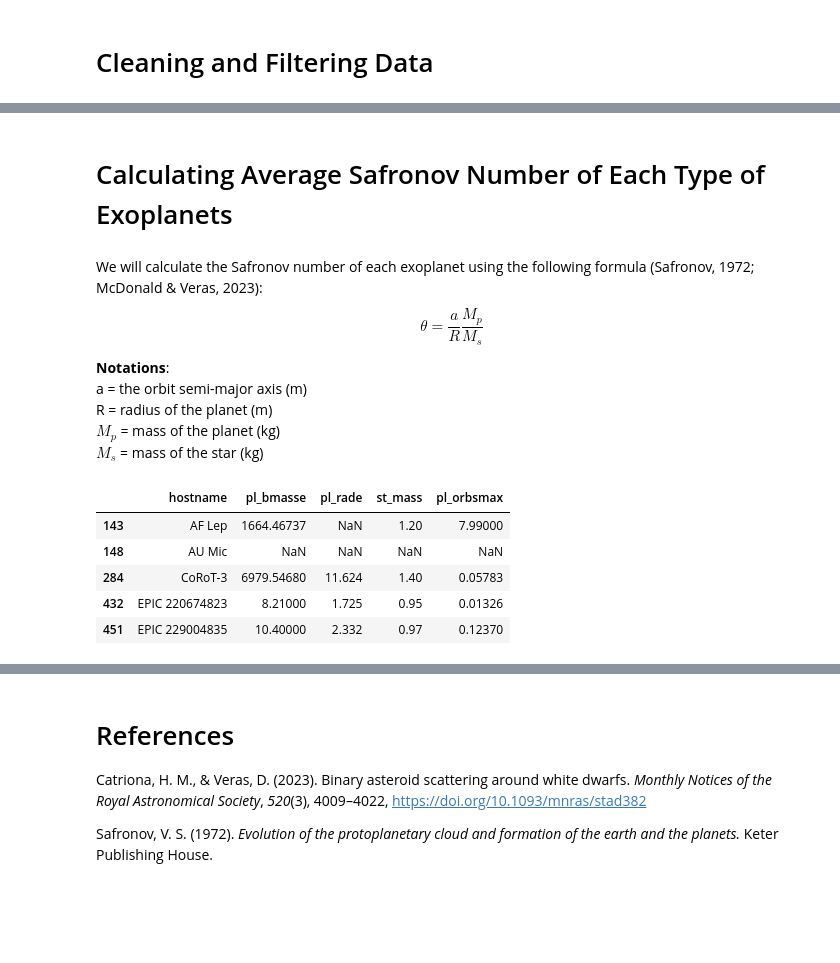
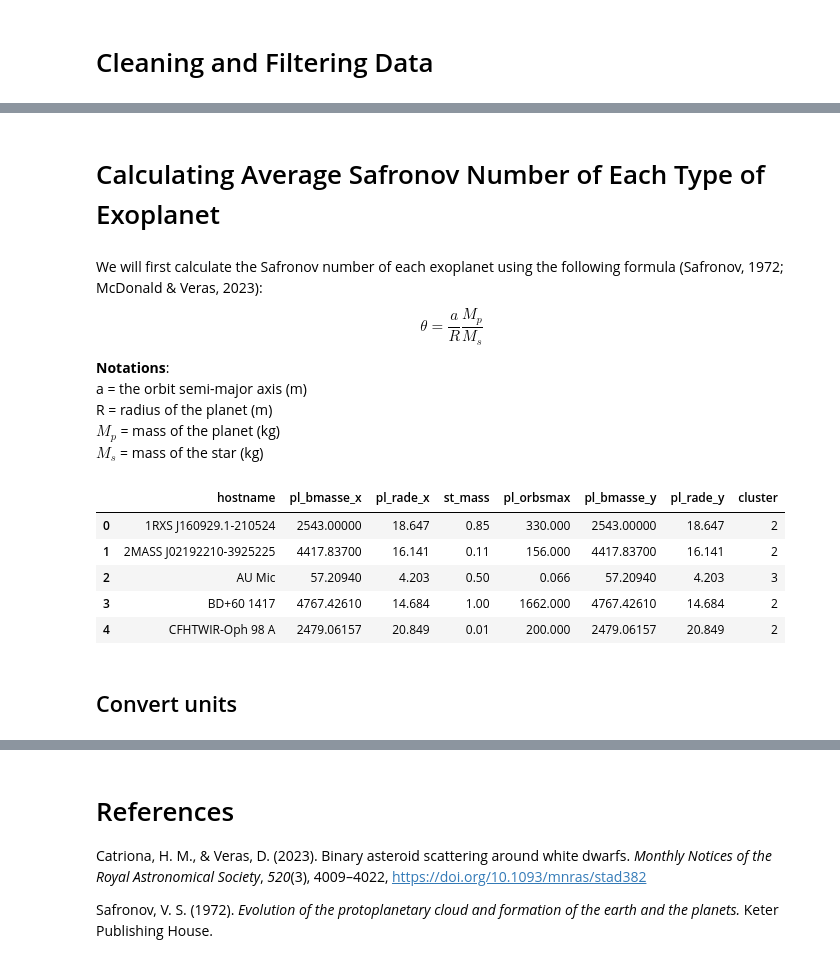
Before and after one commit to moonsdust/exoplanet-classifier, a Jupyter notebook: Exoplanets_Notebook.ipynb, the cells around one changed output, grey strips where cells are left out. Cells and saved outputs as stored; diff of their text form; code cells hidden in the pictures; blank space fills up the shorter version.

```diff
--- a/Exoplanets_Notebook.ipynb
+++ b/Exoplanets_Notebook.ipynb
@@ -173,7 +209,7 @@ Text(0.5, 1.0, 'Emily Su, University of Toronto')
 # %% [markdown]
-# Calculating Average Safronov Number of Each Type of Exoplanets
+# Calculating Average Safronov Number of Each Type of Exoplanet
 # %% [markdown]
-We will calculate the Safronov number of each exoplanet using the following formula (Safronov, 1972; McDonald & Veras, 2023):
+We will first calculate the Safronov number of each exoplanet using the following formula (Safronov, 1972; McDonald & Veras, 2023):
 $$\theta = \frac{a}{R}\frac{M_p}{M_{s}}$$
 
 **Notations**:\
@@ -181,14 +217,20 @@ a = the orbit semi-major axis (m)\
 R = radius of the planet (m)\
 $M_p$ = mass of the planet (kg)\
 $M_s$ = mass of the star (kg)
-# %%
-# Make a deep copy
-mass_radius_semimajor.copy().head()
-# %% [output]
-|  | hostname | pl_bmasse | pl_rade | st_mass | pl_orbsmax |
-| 143 | AF Lep | 1664.46737 | NaN | 1.20 | 7.99000 |
-| 148 | AU Mic | NaN | NaN | NaN | NaN |
-| 284 | CoRoT-3 | 6979.54680 | 11.624 | 1.40 | 0.05783 |
-| 432 | EPIC 220674823 | 8.21000 | 1.725 | 0.95 | 0.01326 |
-| 451 | EPIC 229004835 | 10.40000 | 2.332 | 0.97 | 0.12370 |
+# %%
+# Obtain DataFrame with only host name, mass, radius, stellar mass, and orbit semi-major axis in AU
+mass_radius_semimajor = data_filtered[["hostname", "pl_bmasse", "pl_rade", "st_mass", "pl_orbsmax"]]
+# Combine above dataframe with dataframe with clusters
+combined_df = pd.merge(mass_radius_semimajor, mass_radius, on="hostname")
+getCleanedDF(combined_df) # Remove rows with missing information
+combined_df.head()
+# %% [output]
+|  | hostname | pl_bmasse_x | pl_rade_x | st_mass | pl_orbsmax | pl_bmasse_y | pl_rade_y | cluster |
+| 0 | 1RXS J160929.1-210524 | 2543.00000 | 18.647 | 0.85 | 330.000 | 2543.00000 | 18.647 | 2 |
+| 1 | 2MASS J02192210-3925225 | 4417.83700 | 16.141 | 0.11 | 156.000 | 4417.83700 | 16.141 | 2 |
+| 2 | AU Mic | 57.20940 | 4.203 | 0.50 | 0.066 | 57.20940 | 4.203 | 3 |
+| 3 | BD+60 1417 | 4767.42610 | 14.684 | 1.00 | 1662.000 | 4767.42610 | 14.684 | 2 |
+| 4 | CFHTWIR-Oph 98 A | 2479.06157 | 20.849 | 0.01 | 200.000 | 2479.06157 | 20.849 | 2 |
+# %% [markdown]
+## Convert units
 # %%
```
Also changed, not shown: parts of 19 cells of this notebook.
